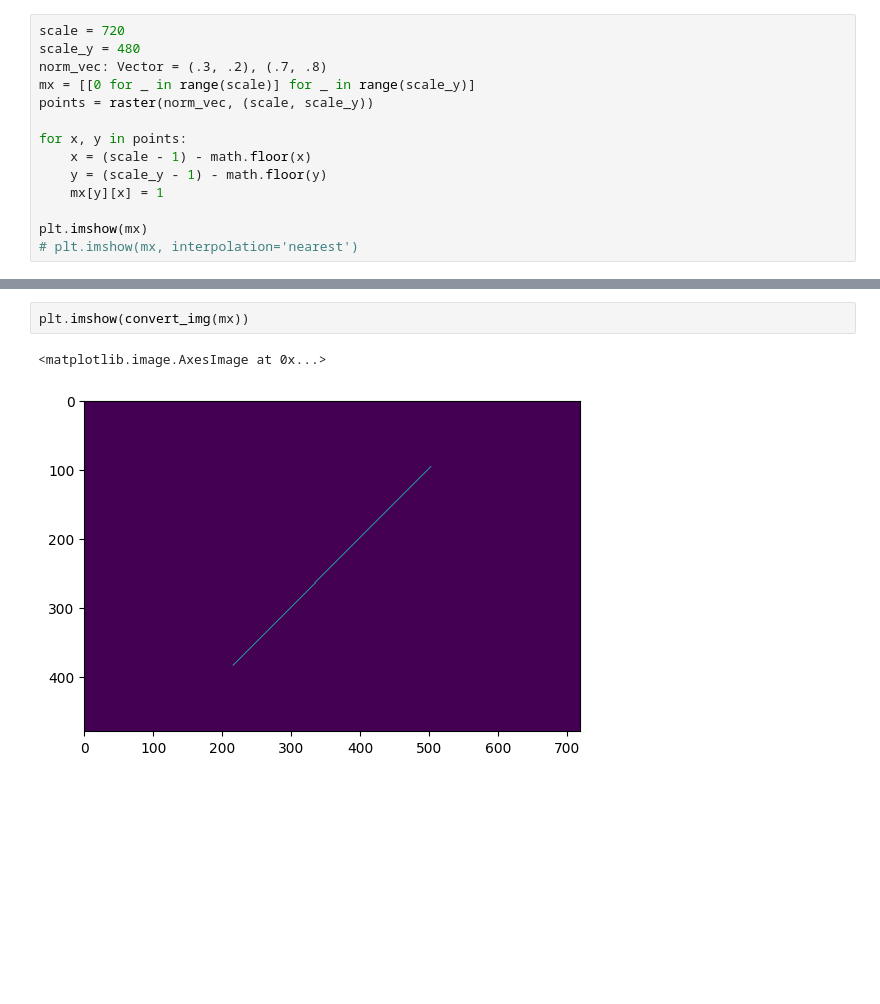
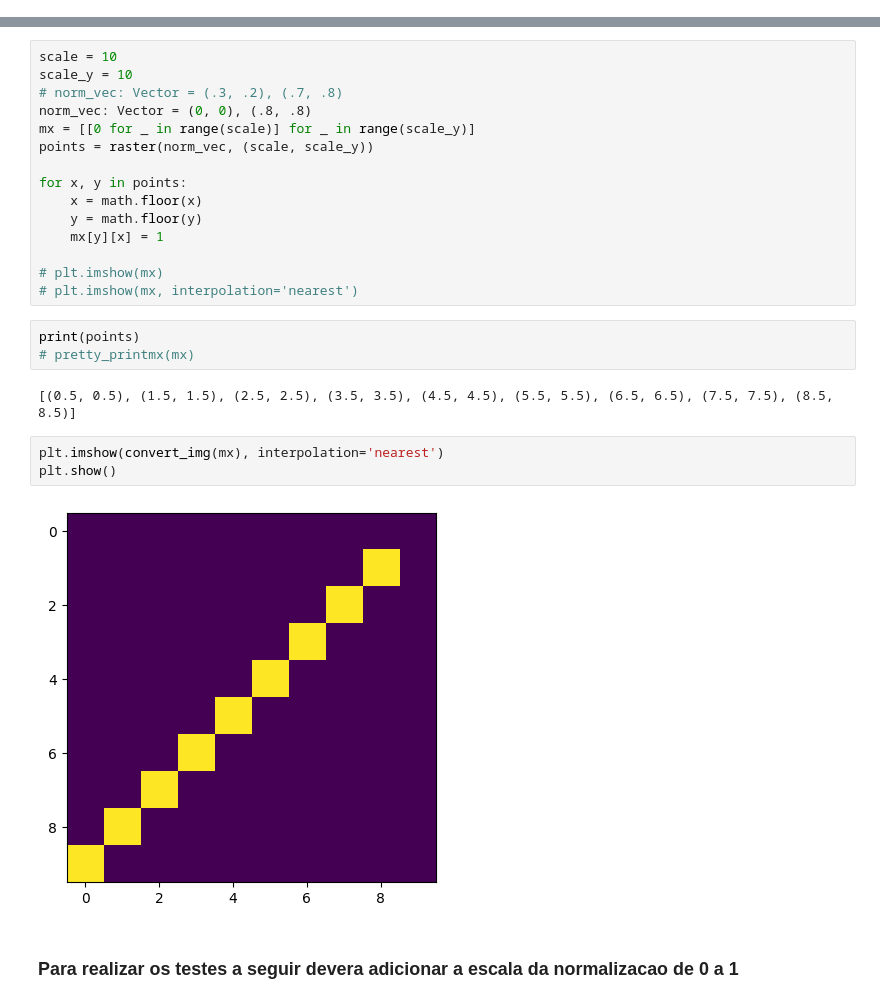
Before and after one commit to Beloin/PythonGraphicLibrary, a Jupyter notebook: test.ipynb, the cells around one changed output, grey strips where cells are left out. Saved outputs shown, nothing was run; the diff lists cells and outputs as text; blank space fills up the shorter version.

```diff
--- a/test.ipynb
+++ b/test.ipynb
@@ -8,14 +4,0 @@ from PIL import Image
-# %%
-scale = 720
-scale_y = 480
-norm_vec: Vector = (.3, .2), (.7, .8)
-mx = [[0 for _ in range(scale)] for _ in range(scale_y)]
-points = raster(norm_vec, (scale, scale_y))
-
-for x, y in points:
-    x = (scale - 1) - math.floor(x)
-    y = (scale_y - 1) - math.floor(y)
-    mx[y][x] = 1
-
-plt.imshow(mx)
-# plt.imshow(mx, interpolation='nearest')
@@ -53,5 +13,27 @@ convert_img(mx)
+# %%
+scale = 10
+scale_y = 10
+# norm_vec: Vector = (.3, .2), (.7, .8)
+norm_vec: Vector = (0, 0), (.8, .8)
+mx = [[0 for _ in range(scale)] for _ in range(scale_y)]
+points = raster(norm_vec, (scale, scale_y))
+
+for x, y in points:
+    x = math.floor(x)
+    y = math.floor(y)
+    mx[y][x] = 1
+
+# plt.imshow(mx)
+# plt.imshow(mx, interpolation='nearest')
+# %%
+print(points)
+# pretty_printmx(mx)
+# %% [output]
+[(0.5, 0.5), (1.5, 1.5), (2.5, 2.5), (3.5, 3.5), (4.5, 4.5), (5.5, 5.5), (6.5, 6.5), (7.5, 7.5), (8.5, 8.5)]
 # %%
-plt.imshow(convert_img(mx))
+plt.imshow(convert_img(mx), interpolation='nearest')
+plt.show()
 # %% [output]
-<matplotlib.image.AxesImage at 0x...>
-[figure, old version]
+[figure, new version]
+# %% [markdown]
+### Para realizar os testes a seguir devera adicionar a escala da normalizacao de 0 a 1
```
Also changed, not shown: parts of 14 cells of this notebook, 1 other file.
